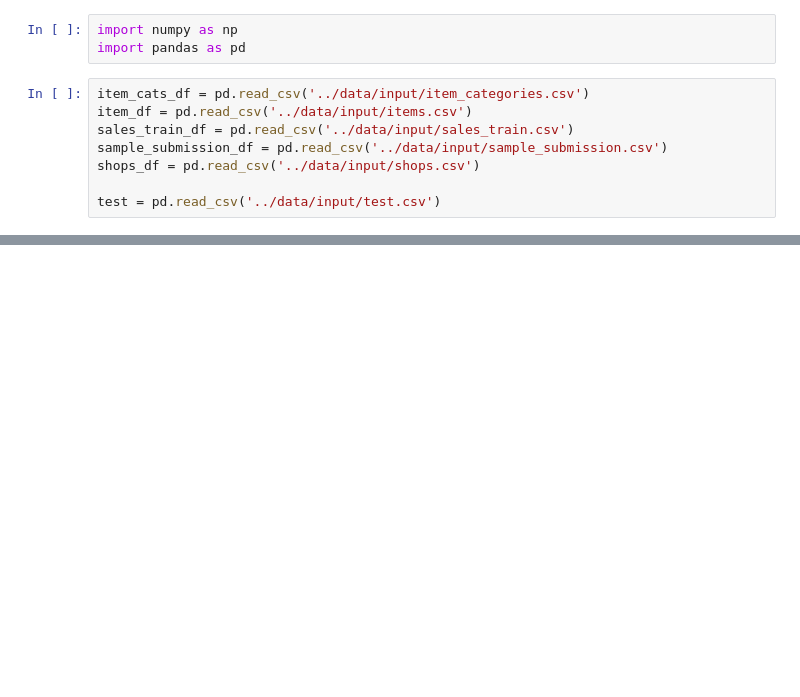
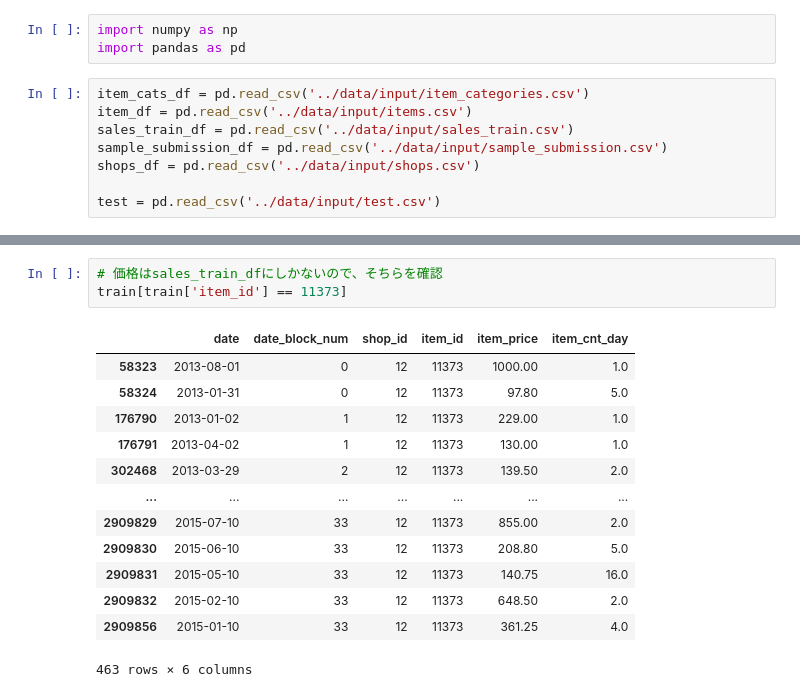
Before and after one commit to YusukeAmg/kaggle_Predict-Future-Sales, a Jupyter notebook: notebook/input-analysis_2020-10-04-16-25.ipynb, the cells around one changed output, grey strips where cells are left out. Cells and saved outputs as stored; diff of their text form; blank space fills up the shorter version.

```diff
--- a/notebook/input-analysis_2020-10-04-16-25.ipynb
+++ b/notebook/input-analysis_2020-10-04-16-25.ipynb
@@ -285,0 +88,17 @@ item_cnt_day sum 124544.0
+# %%
+# 価格はsales_train_dfにしかないので、そちらを確認
+train[train['item_id'] == 11373]
+# %% [output]
+|  | date | date_block_num | shop_id | item_id | item_price | item_cnt_day |
+| 58323 | 2013-08-01 | 0 | 12 | 11373 | 1000.00 | 1.0 |
+| 58324 | 2013-01-31 | 0 | 12 | 11373 | 97.80 | 5.0 |
+| 176790 | 2013-01-02 | 1 | 12 | 11373 | 229.00 | 1.0 |
+| 176791 | 2013-04-02 | 1 | 12 | 11373 | 130.00 | 1.0 |
+| 302468 | 2013-03-29 | 2 | 12 | 11373 | 139.50 | 2.0 |
+| ... | ... | ... | ... | ... | ... | ... |
+| 2909829 | 2015-07-10 | 33 | 12 | 11373 | 855.00 | 2.0 |
+| 2909830 | 2015-06-10 | 33 | 12 | 11373 | 208.80 | 5.0 |
+| 2909831 | 2015-05-10 | 33 | 12 | 11373 | 140.75 | 16.0 |
+| 2909832 | 2015-02-10 | 33 | 12 | 11373 | 648.50 | 2.0 |
+| 2909856 | 2015-01-10 | 33 | 12 | 11373 | 361.25 | 4.0 |
+463 rows × 6 columns
```
Also changed, not shown: parts of 22 cells of this notebook.
